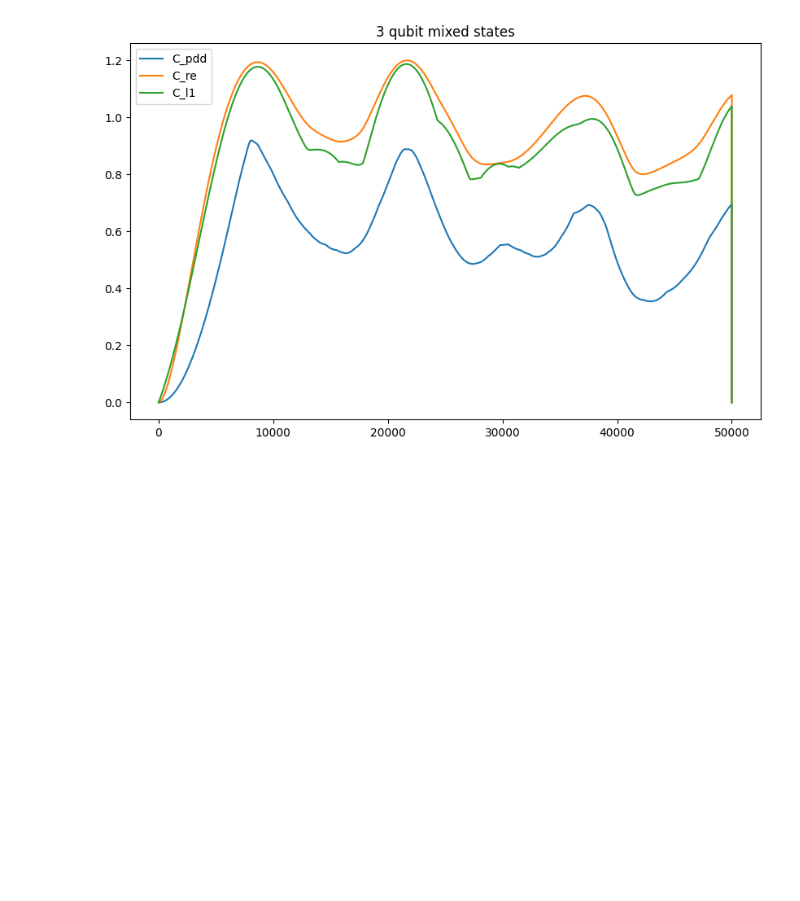
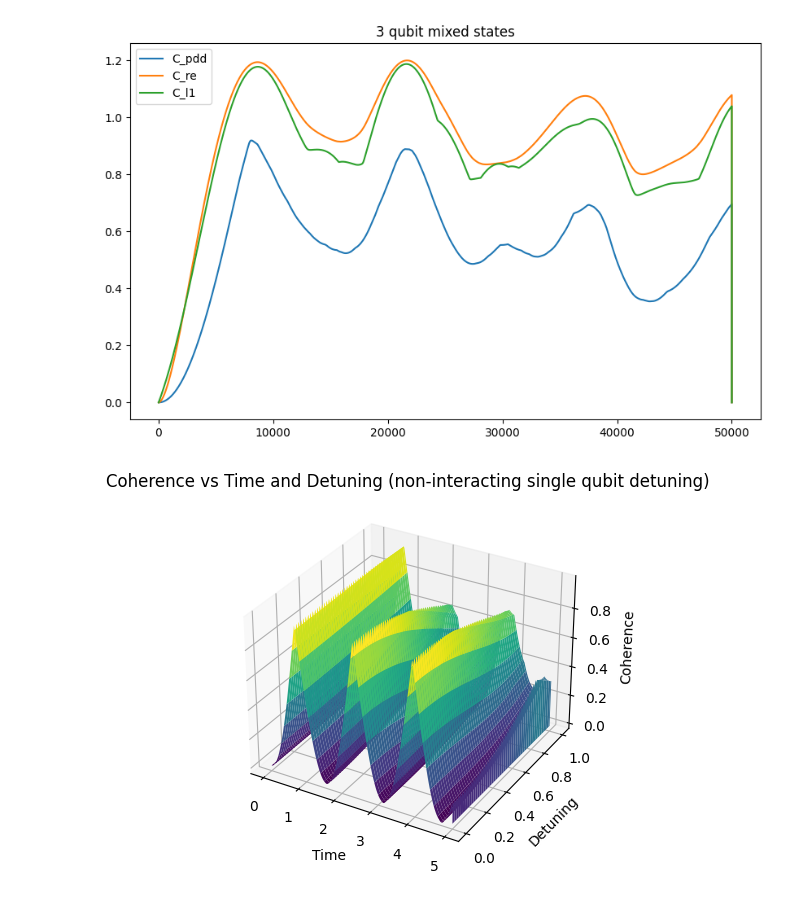
Before and after one commit to Shivangp4/Quantum-Coherence, a Jupyter notebook: Coherence.ipynb, the cells around one changed output. Cells and saved outputs as stored; diff of their text form; code cells hidden in the pictures; blank space fills up the shorter version.

```diff
--- a/Coherence.ipynb
+++ b/Coherence.ipynb
@@ -375,3 +372,89 @@ H2 = interacting_Hamiltonian(H2,H3)
 evolve_density_matrix_mix(H1, p, 0.3, H2, p, 0.7, 0.0001, 50000, 3, "3 qubit mixed states")
 # %% [output]
 [figure]
+# %%
+from mpl_toolkits.mplot3d import Axes3D
+
+# Initialize the variables
+H0 = Hamiltonian(0)
+t_steps = 5000
+dt = 0.001
+x_steps = 100
+
+# Time and detuning arrays
+t = np.linspace(0, dt*t_steps, t_steps)
+detuning = np.linspace(0, 1, x_steps)
+
+# Initialize a 2D array to store coherence values
+Coh = np.zeros((x_steps, t_steps))
+
+# Calculate coherence for each detuning value
+for i, d in enumerate(detuning):
+    H1 = Hamiltonian(d)
+    Coh[i, :] = evolve_density_matrix( non_interacting_Hamiltonian(H1,H0), p, dt, t_steps - 1, ptype="", plot=False)
+
+# Create a meshgrid for detuning and time
+T, D = np.meshgrid(t, detuning)
+
+# Plotting
+fig = plt.figure()
+ax = fig.add_subplot(111, projection='3d')
+ax.plot_surface(T, D, Coh, cmap='viridis')
+
+# Labels and title
+ax.set_xlabel('Time')
+ax.set_ylabel('Detuning')
+ax.set_zlabel('Coherence')
+ax.set_title('Coherence vs Time and Detuning (non-interacting single qubit detuning)')
+plt.show()
+
+
+
+Coh = np.zeros((x_steps, t_steps))
+
+# Calculate coherence for each detuning value
+for i, d in enumerate(detuning):
+    H1 = Hamiltonian(d)
+    Coh[i, :] = evolve_density_matrix( interacting_Hamiltonian(H1,H0), p, dt, t_steps - 1, ptype="", plot=False)
+
+# Create a meshgrid for detuning and time
+T, D = np.meshgrid(t, detuning)
+
+# Plotting
+fig = plt.figure()
+ax = fig.add_subplot(111, projection='3d')
+ax.plot_surface(T, D, Coh, cmap='viridis')
+
+# Labels and title
+ax.set_xlabel('Time')
+ax.set_ylabel('Detuning')
+ax.set_zlabel('Coherence')
+ax.set_title('Coherence vs Time and Detuning (interacting single qubit detuning)')
+plt.show()
+
+
+
+
+Coh = np.zeros((x_steps, t_steps))
+
+# Calculate coherence for each detuning value
+for i, d in enumerate(detuning):
+    H1 = Hamiltonian(d)
+    Coh[i, :] = evolve_density_matrix(interacting_Hamiltonian(H1,H1), p, dt, t_steps - 1, ptype="", plot=False)
+
+# Create a meshgrid for detuning and time
+T, D = np.meshgrid(t, detuning)
+
+# Plotting
+fig = plt.figure()
+ax = fig.add_subplot(111, projection='3d')
+ax.plot_surface(T, D, Coh, cmap='viridis')
+
+# Labels and title
+ax.set_xlabel('Time')
+ax.set_ylabel('Detuning')
+ax.set_zlabel('Coherence')
+ax.set_title('Coherence vs Time and Detuning (interacting both qubit detuning)')
+plt.show()
+# %% [output]
+[figure, added]
```
Also changed, not shown: parts of 4 cells of this notebook.
